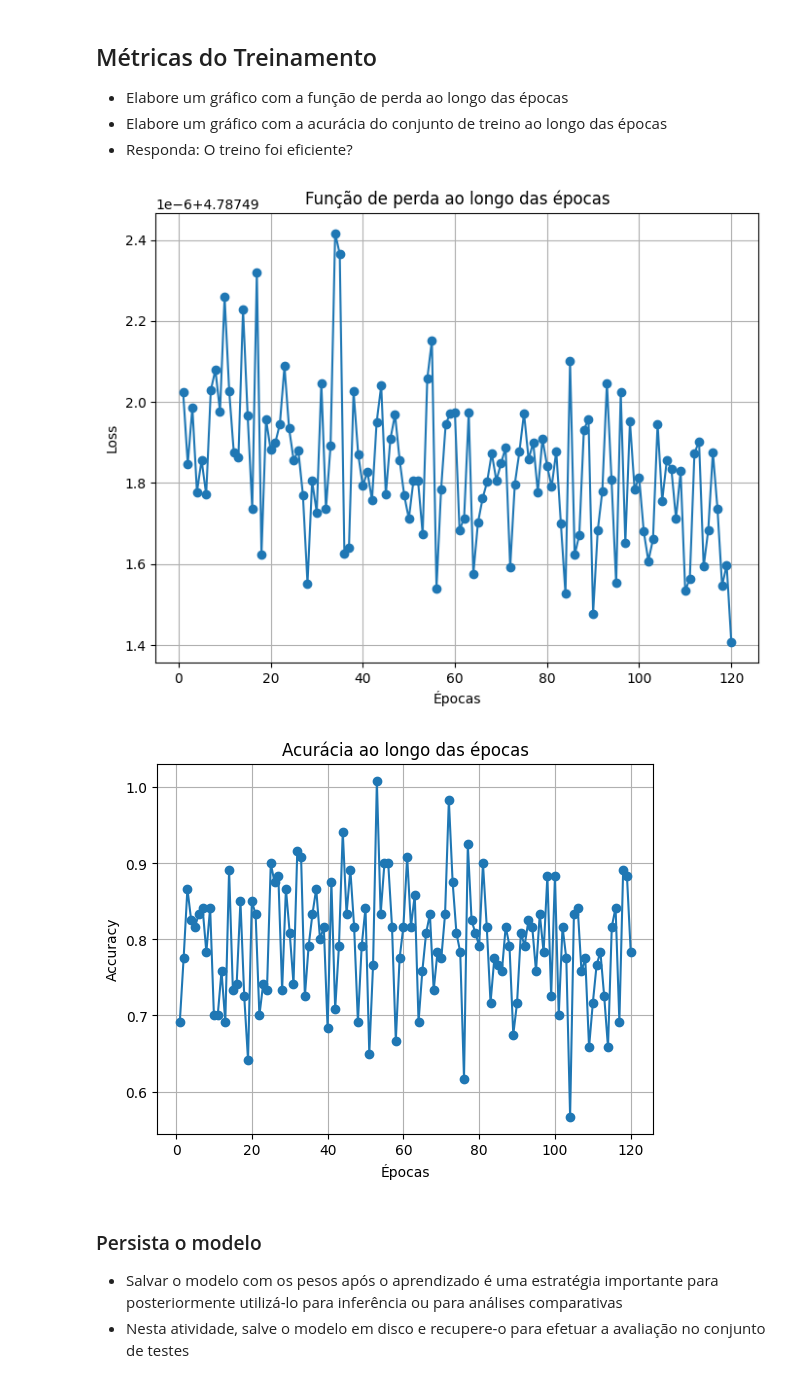
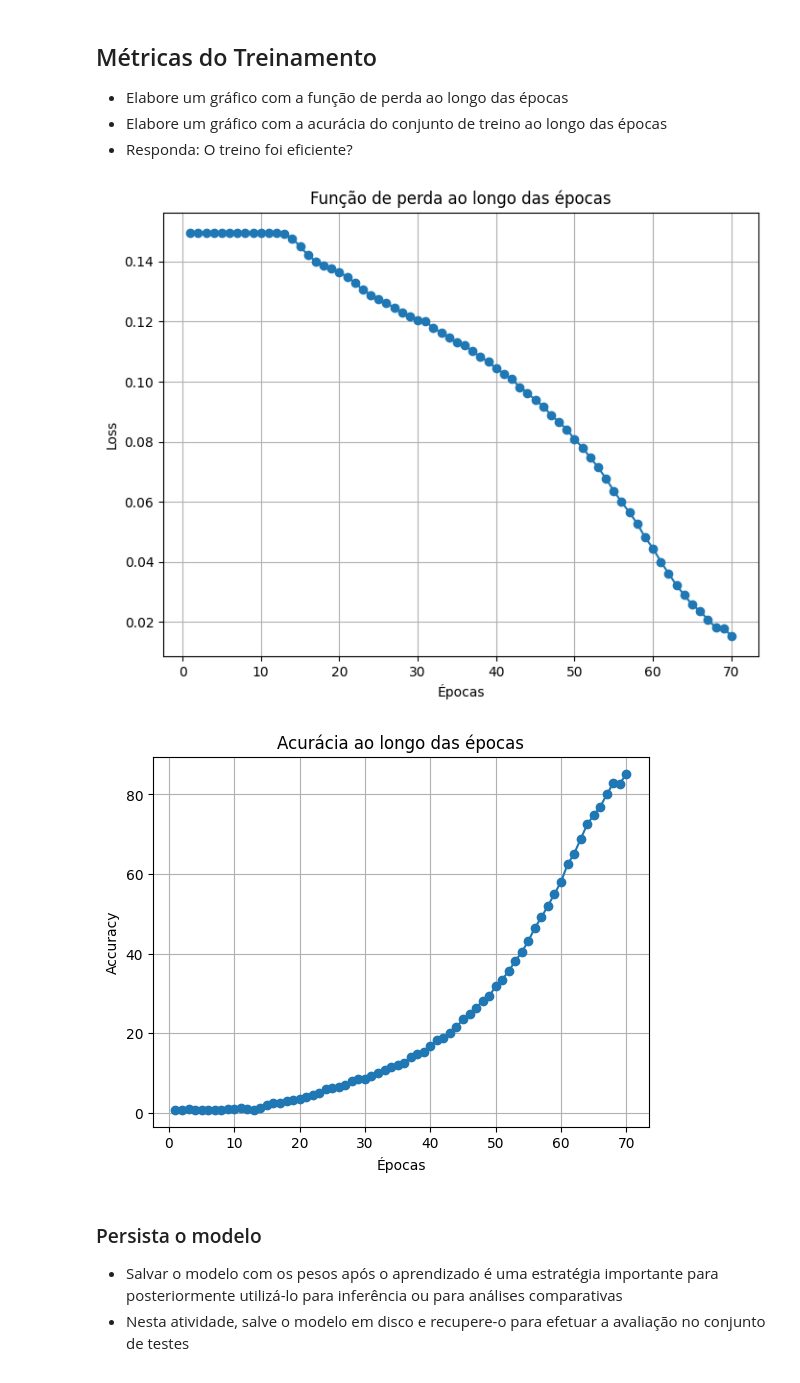
Before and after one commit to andradepv/AlexNet-CNN, a Jupyter notebook: atv-topicos1_2203.ipynb, the cells around one changed output. Saved outputs shown, nothing was run; the diff lists cells and outputs as text; code cells hidden in the pictures.

```diff
--- a/atv-topicos1_2203.ipynb
+++ b/atv-topicos1_2203.ipynb
@@ -349,18 +356,18 @@ Epoch [120/120] - Loss: 4.7875 - Acc: 0.88%
 - Elabore um gráfico com a acurácia do conjunto de treino ao longo das épocas
 - Responda: O treino foi eficiente?
 # %%
-df_training_history = pd.read_csv('training_history.csv')
+df_training_history = pd.read_csv('training_history_2303.csv')
 
 plt.figure(figsize=(8,6))
 
 plt.plot(df_training_history['epoch'], df_training_history['train_loss'], marker='o')
 plt.title('Função de perda ao longo das épocas')
 plt.xlabel('Épocas')
 plt.ylabel('Loss')
 plt.grid(True)
 plt.show()
 # %% [output]
-[figure, old version]
+[figure, new version]
 # %%
 plt.plot(df_training_history['epoch'], df_training_history['train_acc'], marker='o')
 plt.title('Acurácia ao longo das épocas')
@@ -369,7 +376,7 @@ plt.ylabel('Accuracy')
 plt.grid(True)
 plt.show()
 # %% [output]
-[figure, old version]
+[figure, new version]
 # %% [markdown]
 ### Persista o modelo
 
```
Also changed, not shown: parts of 6 cells of this notebook, 5 other files.
